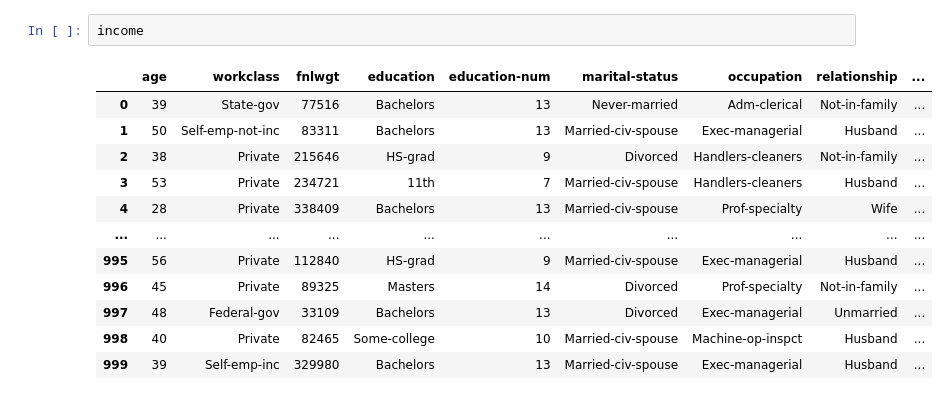
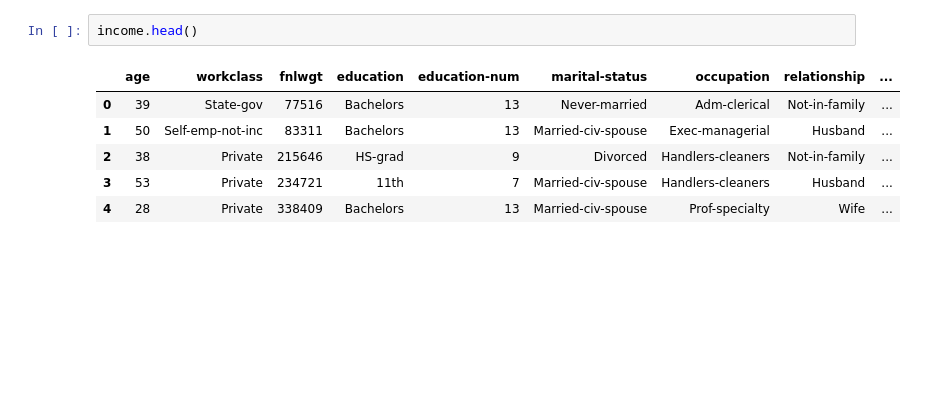
Before and after one commit to DarKenW/emsemble-learning, a Jupyter notebook: Ensemble_Learning_XGBoost_w_GPU.ipynb, the cells around one changed output. Saved outputs shown, nothing was run; the diff lists cells and outputs as text; blank space fills up the shorter version.

```diff
--- a/Ensemble_Learning_XGBoost_w_GPU.ipynb
+++ b/Ensemble_Learning_XGBoost_w_GPU.ipynb
@@ -84,15 +89,9 @@ from sklearn.ensemble import BaggingClassifier
 # %%
-income
+income.head()
 # %% [output]
 |  | age | workclass | fnlwgt | education | education-num | marital-status | occupation | relationship | ... |
 | 0 | 39 | State-gov | 77516 | Bachelors | 13 | Never-married | Adm-clerical | Not-in-family | ... |
 | 1 | 50 | Self-emp-not-inc | 83311 | Bachelors | 13 | Married-civ-spouse | Exec-managerial | Husband | ... |
 | 2 | 38 | Private | 215646 | HS-grad | 9 | Divorced | Handlers-cleaners | Not-in-family | ... |
 | 3 | 53 | Private | 234721 | 11th | 7 | Married-civ-spouse | Handlers-cleaners | Husband | ... |
 | 4 | 28 | Private | 338409 | Bachelors | 13 | Married-civ-spouse | Prof-specialty | Wife | ... |
-| ... | ... | ... | ... | ... | ... | ... | ... | ... | ... |
-| 995 | 56 | Private | 112840 | HS-grad | 9 | Married-civ-spouse | Exec-managerial | Husband | ... |
-| 996 | 45 | Private | 89325 | Masters | 14 | Divorced | Prof-specialty | Not-in-family | ... |
-| 997 | 48 | Federal-gov | 33109 | Bachelors | 13 | Divorced | Exec-managerial | Unmarried | ... |
-| 998 | 40 | Private | 82465 | Some-college | 10 | Married-civ-spouse | Machine-op-inspct | Husband | ... |
-| 999 | 39 | Self-emp-inc | 329980 | Bachelors | 13 | Married-civ-spouse | Exec-managerial | Husband | ... |
```
Also changed, not shown: parts of 57 cells of this notebook.
